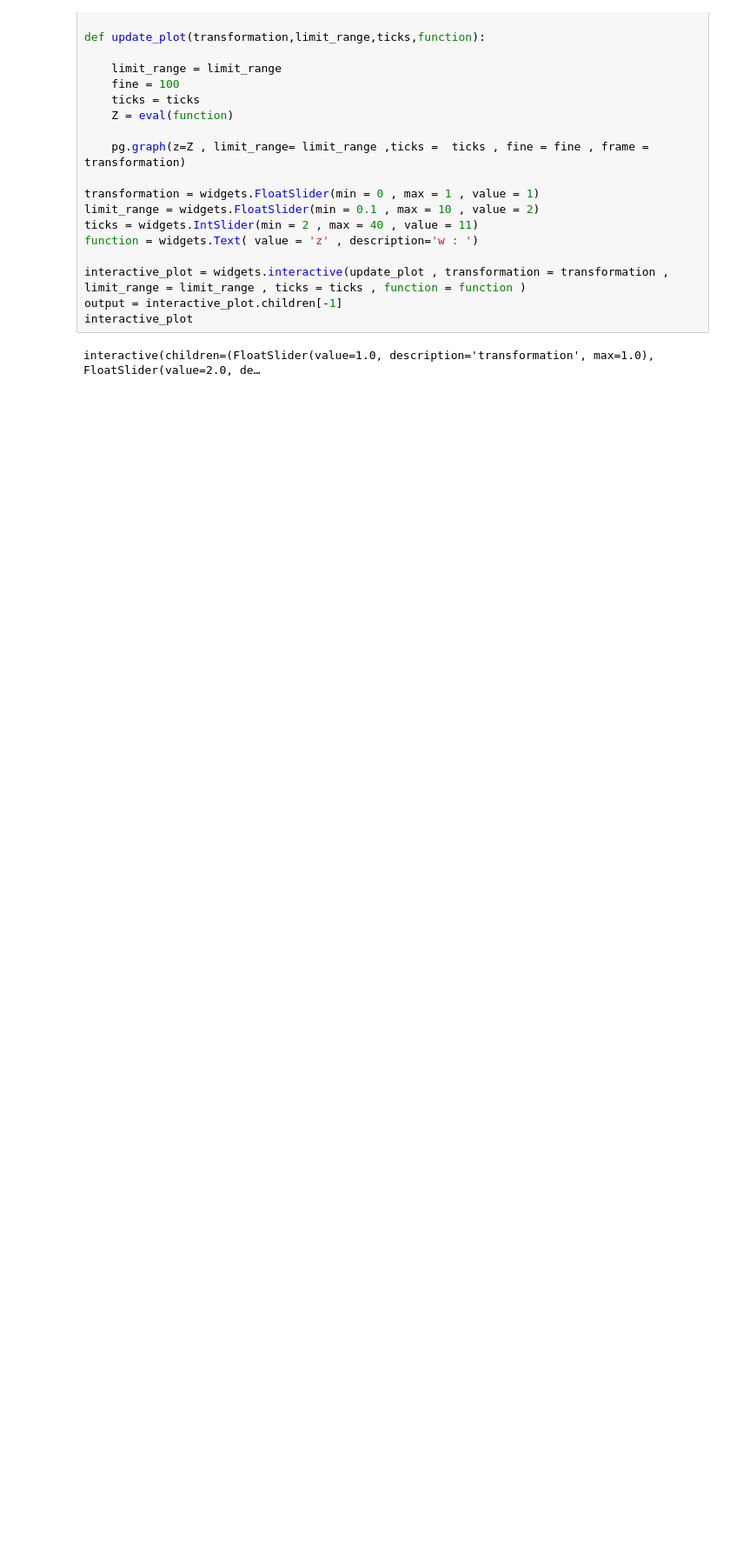
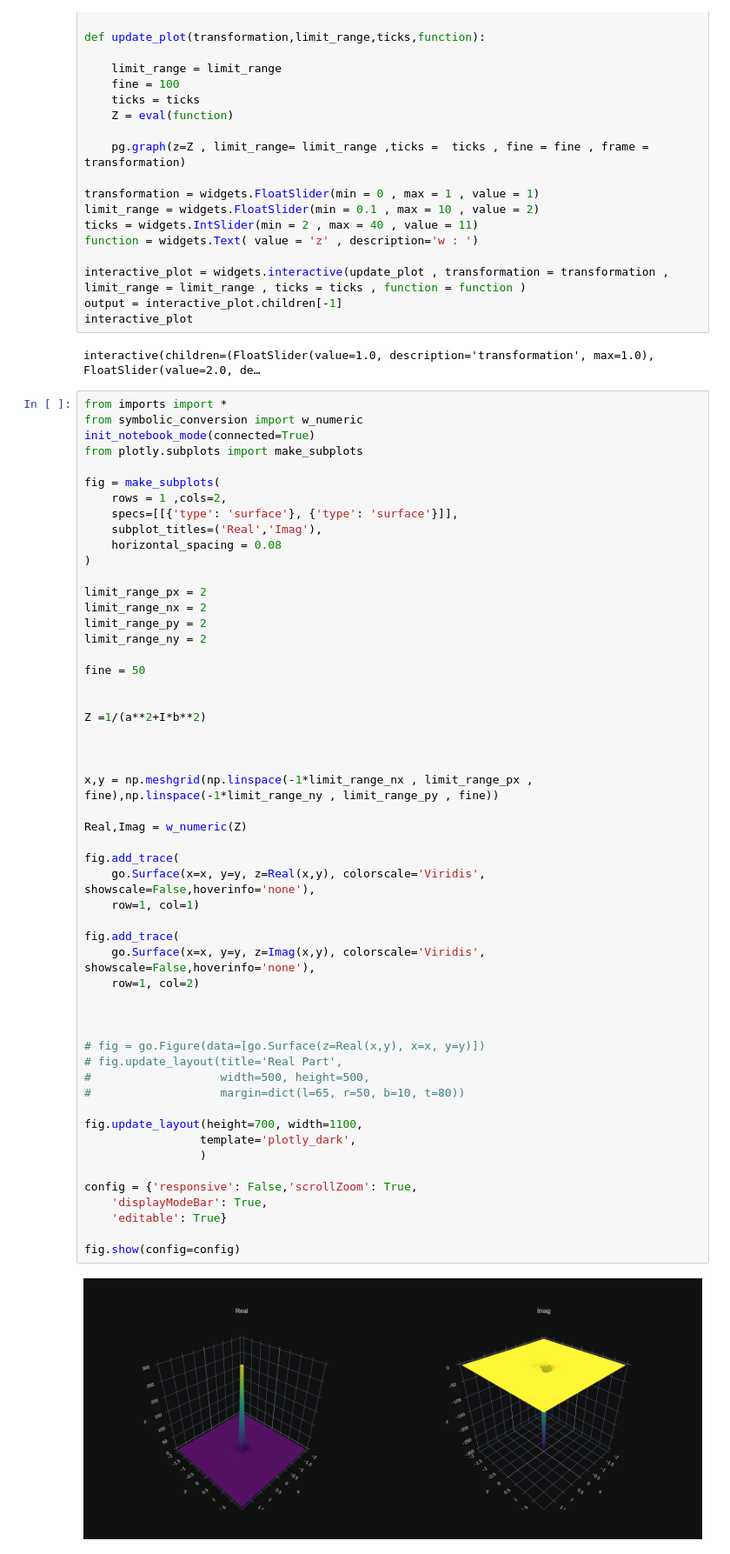
Before and after one commit to im-AMS/Conformal-Maps, a Jupyter notebook: final_main_output.ipynb, the cells around one changed output. Shown at 87% size. Cells and saved outputs as stored; diff of their text form; blank space fills up the shorter version.

Commit message:
basic 3D graphing

```diff
--- a/final_main_output.ipynb
+++ b/final_main_output.ipynb
@@ -42,3 +42,58 @@ output = interactive_plot.children[-1]
 interactive_plot
 # %% [output]
 interactive(children=(FloatSlider(value=1.0, description='transformation', max=1.0), FloatSlider(value=2.0, de…
+# %%
+from imports import *
+from symbolic_conversion import w_numeric
+init_notebook_mode(connected=True)
+from plotly.subplots import make_subplots
+
+fig = make_subplots(
+    rows = 1 ,cols=2,
+    specs=[[{'type': 'surface'}, {'type': 'surface'}]],
+    subplot_titles=('Real','Imag'),
+    horizontal_spacing = 0.08
+)
+
+limit_range_px = 2
+limit_range_nx = 2
+limit_range_py = 2
+limit_range_ny = 2
+
+fine = 50
+
+
+Z =1/(a**2+I*b**2)
+
+
+
+x,y = np.meshgrid(np.linspace(-1*limit_range_nx , limit_range_px , fine),np.linspace(-1*limit_range_ny , limit_range_py , fine))
+
+Real,Imag = w_numeric(Z)
+
+fig.add_trace(
+    go.Surface(x=x, y=y, z=Real(x,y), colorscale='Viridis', showscale=False,hoverinfo='none'),
+    row=1, col=1)
+
+fig.add_trace(
+    go.Surface(x=x, y=y, z=Imag(x,y), colorscale='Viridis', showscale=False,hoverinfo='none'),
+    row=1, col=2)
+
+
+
+# fig = go.Figure(data=[go.Surface(z=Real(x,y), x=x, y=y)])
+# fig.update_layout(title='Real Part',
+#                   width=500, height=500,
+#                   margin=dict(l=65, r=50, b=10, t=80))
+
+fig.update_layout(height=700, width=1100,
+                 template='plotly_dark',
+                 )
+
+config = {'responsive': False,'scrollZoom': True,
+    'displayModeBar': True,
+    'editable': True}
+
+fig.show(config=config)
+# %% [output]
+[figure, added]
```
Also changed, not shown: 2 other files.
